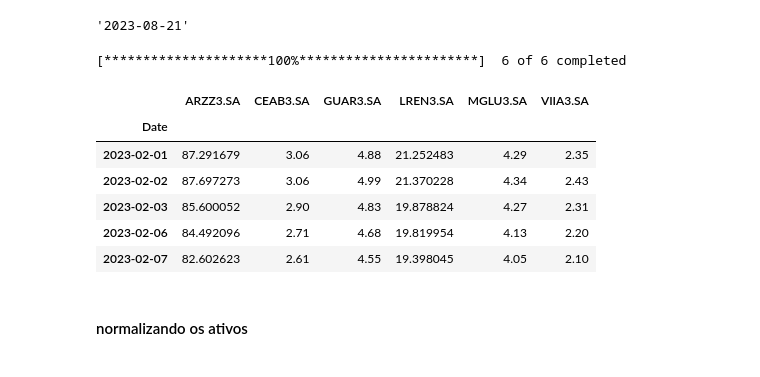
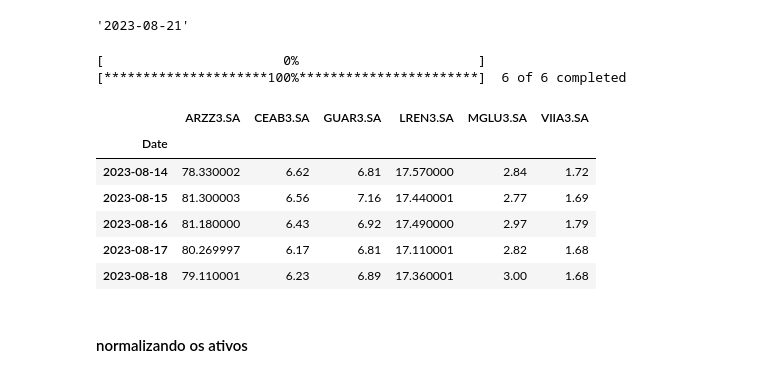
Before and after one commit to crisGriebler/stock_analysis, a Jupyter notebook: retail_stocks.ipynb, the cells around one changed output. Saved outputs shown, nothing was run; the diff lists cells and outputs as text; code cells hidden in the pictures.

```diff
--- a/retail_stocks.ipynb
+++ b/retail_stocks.ipynb
@@ -12,7 +12,7 @@ ativos = ['VIIA3','MGLU3', 'LREN3', 'GUAR3', 'CEAB3', 'ARZZ3']
 # %%
 ativos = [i + '.SA' for i in ativos]
 # %%
-inicio = '2023-02-01'
+inicio = '2022-02-01'
 fim = '2023-08-17'
 yesterday =  datetime.date.today() - datetime.timedelta(days=1)
 yes_str = yesterday.strftime('%Y-%m-%d')
@@ -23,17 +23,17 @@ yes_str
 # %%
 df = yf.download(ativos, start = inicio, end = yes_str)['Adj Close']
 # %% [output]
-[*********************100%***********************]  6 of 6 completed
+[                       0%                       ][*********************100%***********************]  6 of 6 completed
 # %%
-df.head()
+df.tail()
 # %% [output]
 |  | ARZZ3.SA | CEAB3.SA | GUAR3.SA | LREN3.SA | MGLU3.SA | VIIA3.SA |
 | Date |  |  |  |  |  |  |
-| 2023-02-01 | 87.291679 | 3.06 | 4.88 | 21.252483 | 4.29 | 2.35 |
-| 2023-02-02 | 87.697273 | 3.06 | 4.99 | 21.370228 | 4.34 | 2.43 |
-| 2023-02-03 | 85.600052 | 2.90 | 4.83 | 19.878824 | 4.27 | 2.31 |
-| 2023-02-06 | 84.492096 | 2.71 | 4.68 | 19.819954 | 4.13 | 2.20 |
-| 2023-02-07 | 82.602623 | 2.61 | 4.55 | 19.398045 | 4.05 | 2.10 |
+| 2023-08-14 | 78.330002 | 6.62 | 6.81 | 17.570000 | 2.84 | 1.72 |
+| 2023-08-15 | 81.300003 | 6.56 | 7.16 | 17.440001 | 2.77 | 1.69 |
+| 2023-08-16 | 81.180000 | 6.43 | 6.92 | 17.490000 | 2.97 | 1.79 |
+| 2023-08-17 | 80.269997 | 6.17 | 6.81 | 17.110001 | 2.82 | 1.68 |
+| 2023-08-18 | 79.110001 | 6.23 | 6.89 | 17.360001 | 3.00 | 1.68 |
 # %% [markdown]
 #### normalizando os ativos
 # %%
```
Also changed, not shown: parts of 7 cells of this notebook.
